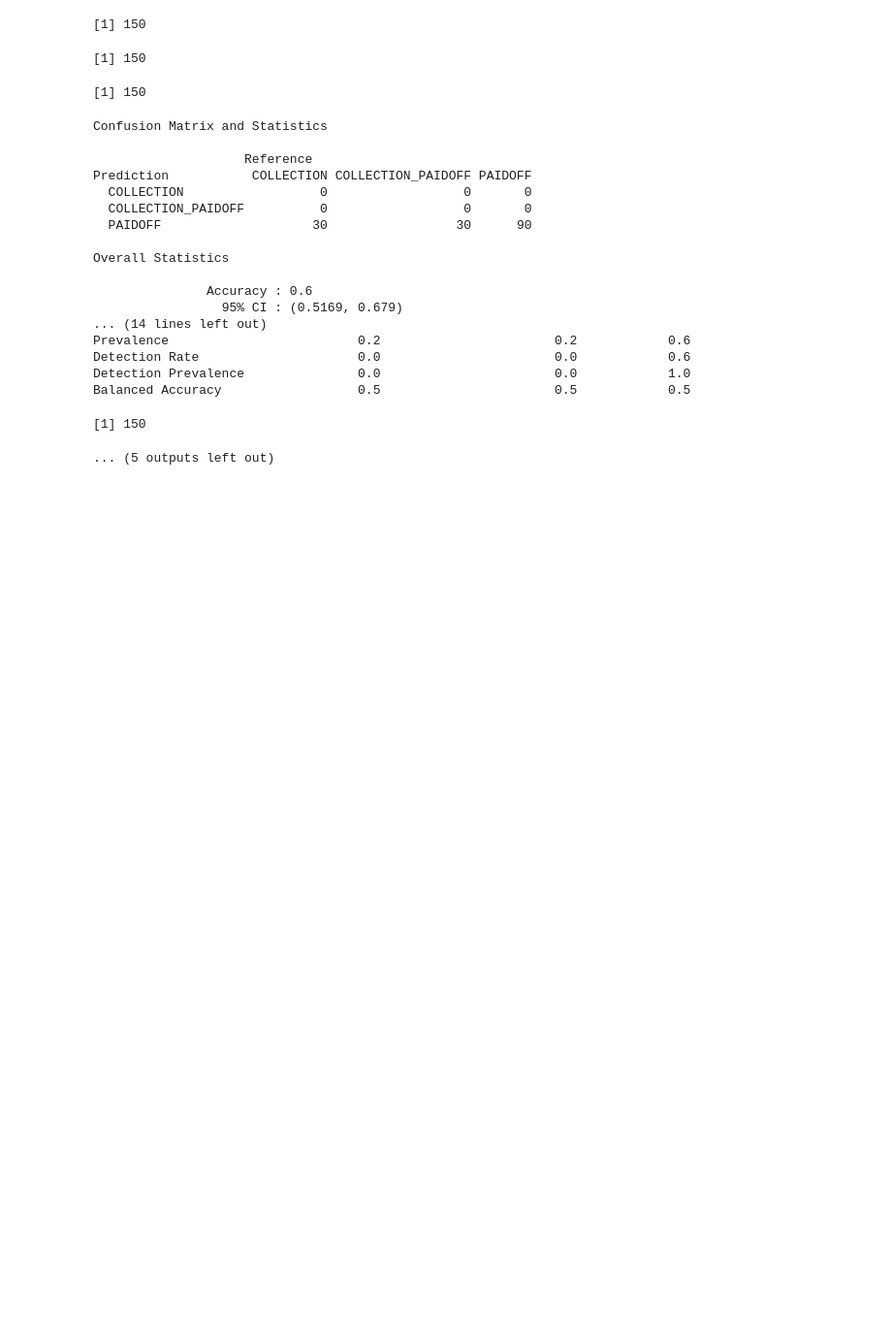
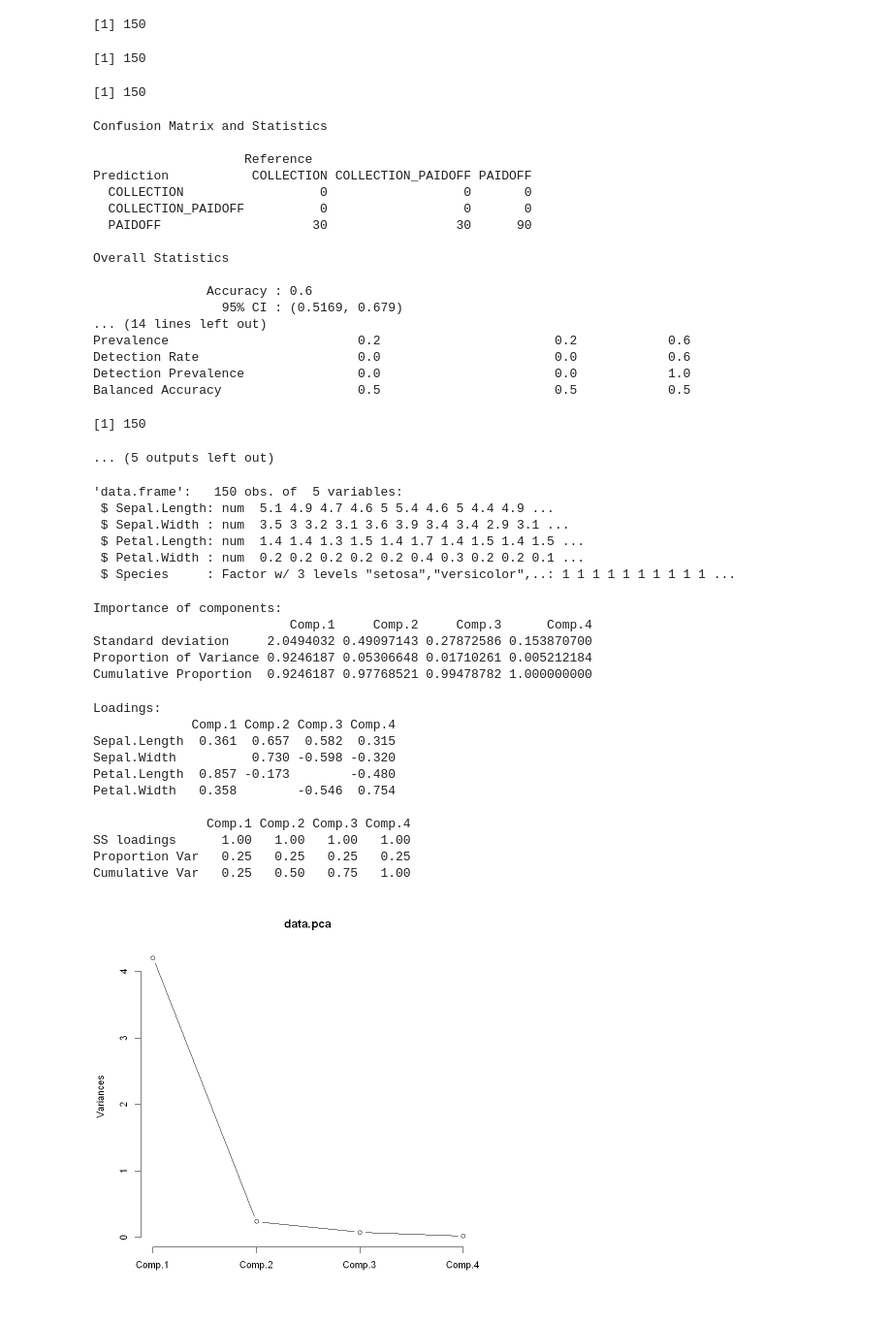
Before and after one commit to srkwon/analysis, a Jupyter notebook: data-analysis-2021/3.빅데이터분석기사/20211203.ipynb, the cells around one changed output. Shown: that part at 97% size. Saved outputs shown, nothing was run; the diff lists cells and outputs as text; code cells hidden in the pictures; blank space fills up the shorter version.

```diff
--- a/data-analysis-2021/3.빅데이터분석기사/20211203.ipynb
+++ b/data-analysis-2021/3.빅데이터분석기사/20211203.ipynb
@@ -623,3 +623,39 @@ Detection Prevalence               0.0                       0.0            1.0
 Balanced Accuracy                  0.5                       0.5            0.5
 [1] 150
 ... (5 outputs left out)
+# %%
+
+str(iris)
+
+data.pca <- princomp(x = iris[,1:4])
+
+summary(data.pca)
+
+# Petal.Length가 가장 큰 기여를 하고 있음
+data.pca$loadings
+
+plot(data.pca, type = "l")
+# %% [output]
+'data.frame':   150 obs. of  5 variables:
+ $ Sepal.Length: num  5.1 4.9 4.7 4.6 5 5.4 4.6 5 4.4 4.9 ...
+ $ Sepal.Width : num  3.5 3 3.2 3.1 3.6 3.9 3.4 3.4 2.9 3.1 ...
+ $ Petal.Length: num  1.4 1.4 1.3 1.5 1.4 1.7 1.4 1.5 1.4 1.5 ...
+ $ Petal.Width : num  0.2 0.2 0.2 0.2 0.2 0.4 0.3 0.2 0.2 0.1 ...
+ $ Species     : Factor w/ 3 levels "setosa","versicolor",..: 1 1 1 1 1 1 1 1 1 1 ...
+Importance of components:
+                          Comp.1     Comp.2     Comp.3      Comp.4
+Standard deviation     2.0494032 0.49097143 0.27872586 0.153870700
+Proportion of Variance 0.9246187 0.05306648 0.01710261 0.005212184
+Cumulative Proportion  0.9246187 0.97768521 0.99478782 1.000000000
+Loadings:
+             Comp.1 Comp.2 Comp.3 Comp.4
+Sepal.Length  0.361  0.657  0.582  0.315
+Sepal.Width          0.730 -0.598 -0.320
+Petal.Length  0.857 -0.173        -0.480
+Petal.Width   0.358        -0.546  0.754
+
+               Comp.1 Comp.2 Comp.3 Comp.4
+SS loadings      1.00   1.00   1.00   1.00
+Proportion Var   0.25   0.25   0.25   0.25
+Cumulative Var   0.25   0.50   0.75   1.00
+[figure, added]
```
